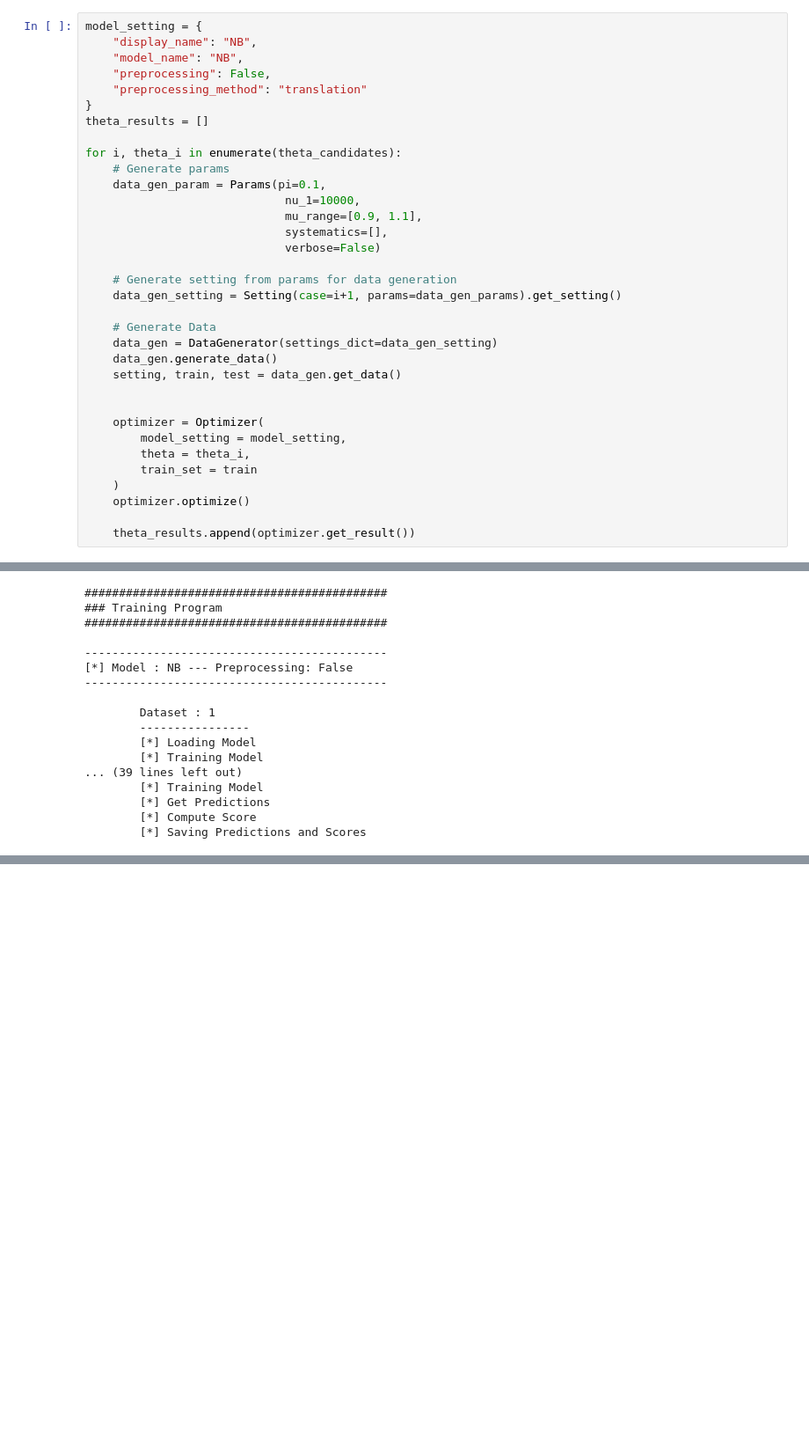
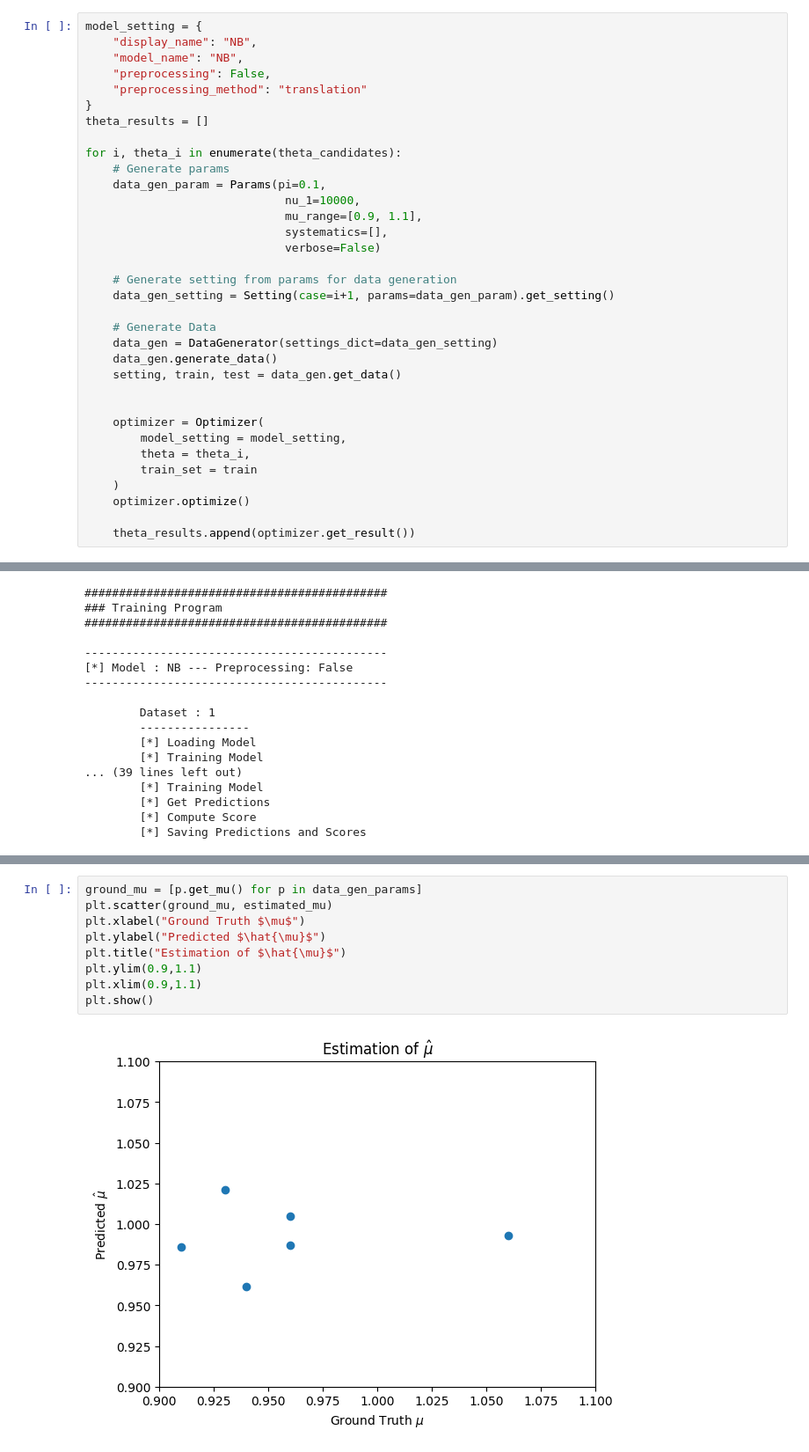
Before and after one commit to ihsaan-ullah/fair-universe, a Jupyter notebook: starting_kit_Physics/README_Translation.ipynb, the cells around one changed output, grey strips where cells are left out. Shown at 88% size. Saved outputs shown, nothing was run; the diff lists cells and outputs as text; blank space fills up the shorter version.

```diff
--- a/starting_kit_Physics/README_Translation.ipynb
+++ b/starting_kit_Physics/README_Translation.ipynb
@@ -201,7 +204,7 @@ for i, theta_i in enumerate(theta_candidates):
                              verbose=False)
 
     # Generate setting from params for data generation
-    data_gen_setting = Setting(case=i+1, params=data_gen_params).get_setting()
+    data_gen_setting = Setting(case=i+1, params=data_gen_param).get_setting()
 
     # Generate Data
     data_gen = DataGenerator(settings_dict=data_gen_setting)
@@ -320,0 +324,11 @@ plt.show()
+# %%
+ground_mu = [p.get_mu() for p in data_gen_params]
+plt.scatter(ground_mu, estimated_mu)
+plt.xlabel("Ground Truth $\mu$")
+plt.ylabel("Predicted $\hat{\mu}$")
+plt.title("Estimation of $\hat{\mu}$")
+plt.ylim(0.9,1.1)
+plt.xlim(0.9,1.1)
+plt.show()
+# %% [output]
+[figure, added]
```
Also changed, not shown: parts of 7 cells of this notebook, 1 other file.
